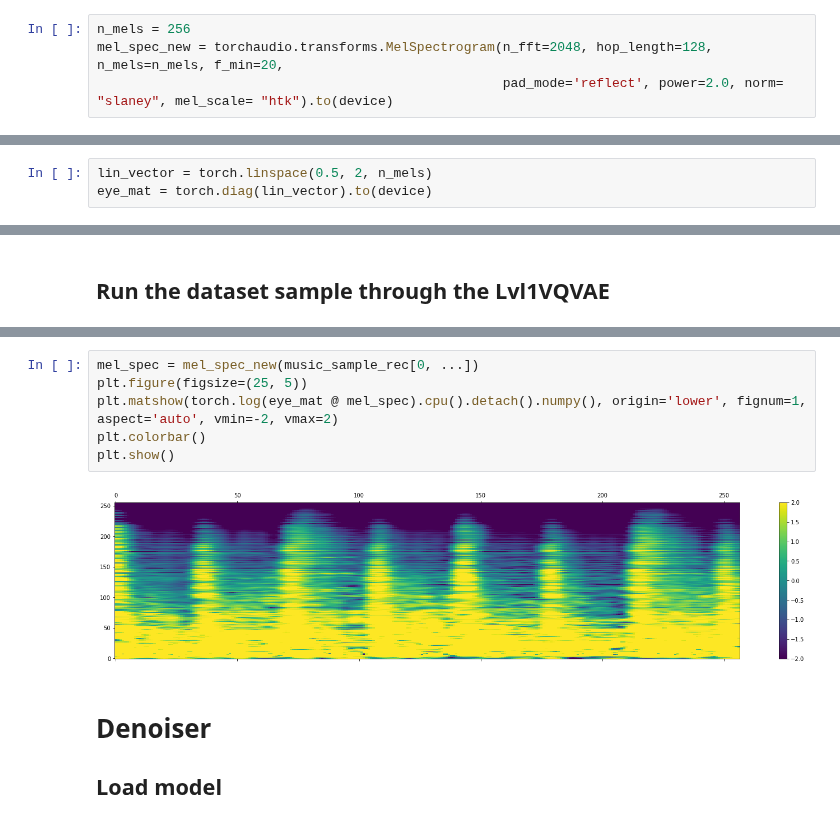
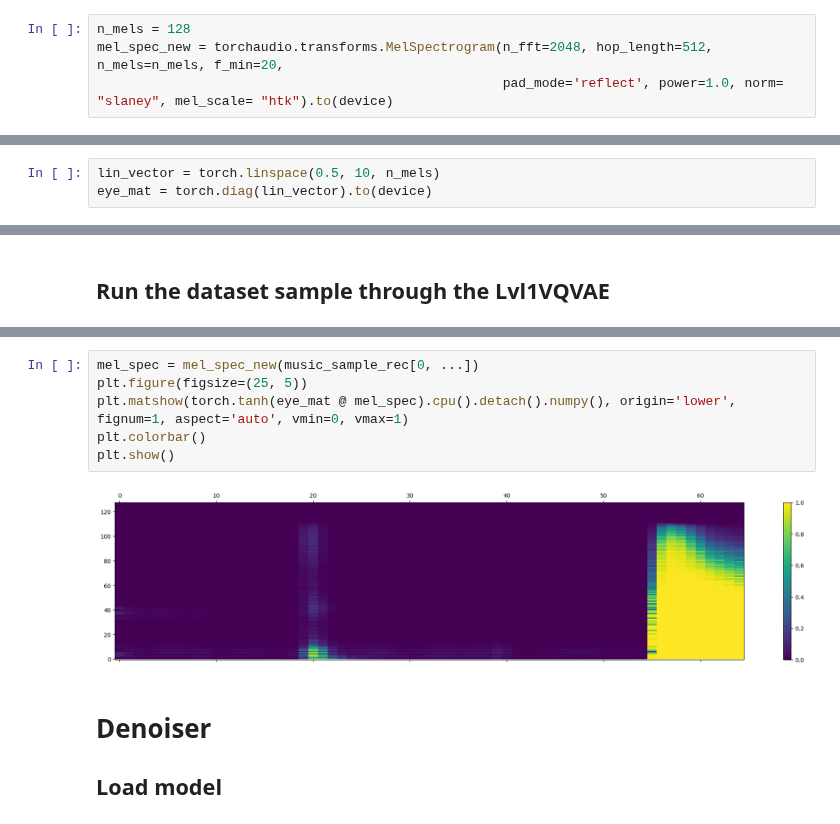
Before and after one commit to VovaTch/Infected_hdiff, a Jupyter notebook: test_lvl1_vqvae.ipynb, the cells around one changed output, grey strips where cells are left out. Cells and saved outputs as stored; diff of their text form.

```diff
--- a/test_lvl1_vqvae.ipynb
+++ b/test_lvl1_vqvae.ipynb
@@ -26,9 +26,9 @@ device = 'cuda' if torch.cuda.is_available() else 'cpu'
 # %% [markdown]
 ## Define Mel Spectrogram, and other spectrograms
 # %%
-n_mels = 256
-mel_spec_new = torchaudio.transforms.MelSpectrogram(n_fft=2048, hop_length=128, n_mels=n_mels, f_min=20,
-                                                    pad_mode='reflect', power=2.0, norm= "slaney", mel_scale= "htk").to(device)
+n_mels = 128
+mel_spec_new = torchaudio.transforms.MelSpectrogram(n_fft=2048, hop_length=512, n_mels=n_mels, f_min=20,
+                                                    pad_mode='reflect', power=1.0, norm= "slaney", mel_scale= "htk").to(device)
 # %% [markdown]
 ## Load the model
 # %%
@@ -88,7 +88,7 @@ def wavPlayer(filepath):
 # %% [markdown]
 ## Create a weight matrix
 # %%
-lin_vector = torch.linspace(0.5, 2, n_mels)
+lin_vector = torch.linspace(0.5, 10, n_mels)
 eye_mat = torch.diag(lin_vector).to(device)
 # %%
 dataset = MP3SliceDataset(preload=True)
@@ -137,11 +137,11 @@ IPython.display.Audio(filename="sample_out.mp3")
 # %%
 mel_spec = mel_spec_new(music_sample_rec[0, ...])
 plt.figure(figsize=(25, 5))
-plt.matshow(torch.log(eye_mat @ mel_spec).cpu().detach().numpy(), origin='lower', fignum=1, aspect='auto', vmin=-2, vmax=2)
+plt.matshow(torch.tanh(eye_mat @ mel_spec).cpu().detach().numpy(), origin='lower', fignum=1, aspect='auto', vmin=0, vmax=1)
 plt.colorbar()
 plt.show()
 # %% [output]
-[figure, old version]
+[figure, new version]
 # %% [markdown]
 # Denoiser
 
```
Also changed, not shown: parts of 10 cells of this notebook, 3 other files.
